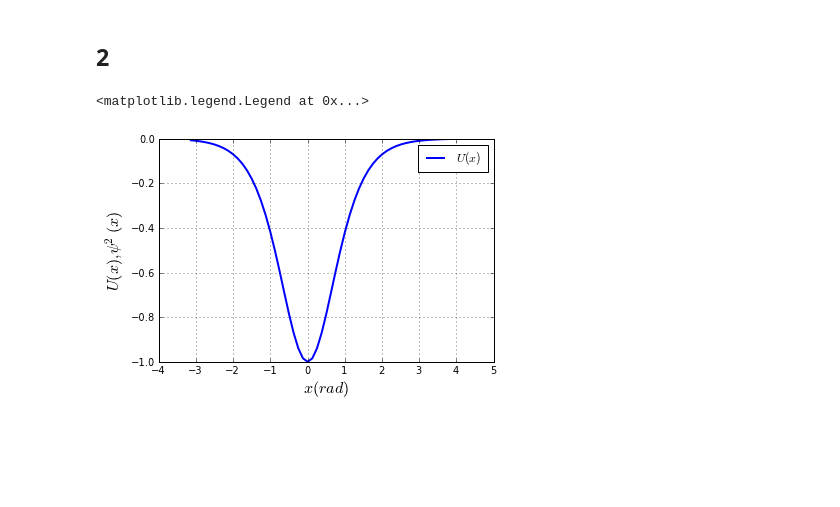
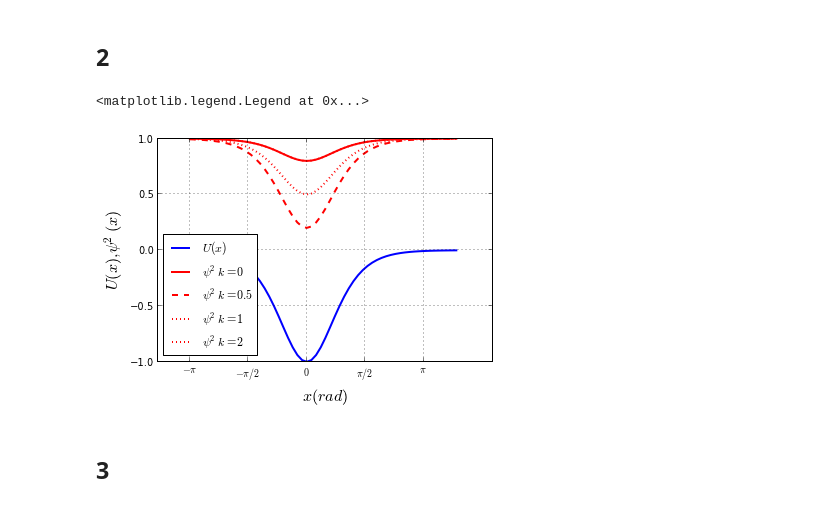
Before and after one commit to gjing/PHYS202-S13, a Jupyter notebook: Week3/GraphicsEx2.ipynb, the cells around one changed output. Cells and saved outputs as stored; diff of their text form; code cells hidden in the pictures; blank space fills up the shorter version.

```diff
--- a/Week3/GraphicsEx2.ipynb
+++ b/Week3/GraphicsEx2.ipynb
@@ -44,12 +44,38 @@ import numpy as py
 import math
 t = arange(-pi, pi+1, pi/25)
 s = -1/(np.cosh(t))**(2)
-# %%
-plot(t,s, linewidth=2, label="$U(x)$")
-xlabel("$x(rad)$",fontsize=16)
-ylabel("$U(x),\psi^2(x)$",fontsize=16)
-grid(True)
-legend()
-# %% [output]
-<matplotlib.legend.Legend at 0x...>
-[figure, removed]
+# %%
+i = 1j
+k=0
+psi = ((k*i- tanh(t))/(i*k + 1))
+psi_st = psi.conjugate()*psi
+# %%
+plot(t,s, linewidth=2, label="$U(x)$")
+plot (t,psi_st , linewidth=2, color = 'red', label='$\psi^2 k=0$')
+k = 0.5
+psi = ((k*i - tanh(t))/(i*k + 1))
+psi_st = psi.conjugate()*psi
+plot (t,psi_st, linewidth=2, color = 'red', linestyle='--', label='$\psi^2 k=0.5$')
+k = 1
+psi = ((k*i - tanh(t))/(i*k + 1))
+psi_st = psi.conjugate()*psi
+plot (t,psi_st, linewidth=2, color = 'red', linestyle=':', label='$\psi^2 k=1$')
+k=2
+psi = ((k*i - tanh(t))/(i*k + 1))
+psi_st = psi.conjugate()*psi
+plot (t,psi_st, linewidth=2, color = 'red', linestyle=':', label='$\psi^2 k=2$')
+xticks(np.arange(-pi, pi + 1, pi/2),('$-\pi$','$-\pi/2$','$0$', '$\pi/2$', '$\pi$'))
+ylabel('$U(x),\psi^2(x)$', fontsize = 16)
+xlabel('$x(rad)$', fontsize = 16)
+grid(True)
+legend(loc="lower left",prop={'size':8})
+xlabel("$x(rad)$",fontsize=16)
+ylabel("$U(x),\psi^2(x)$",fontsize=16)
+grid(True)
+legend(loc=3)
+# %% [output]
+<matplotlib.legend.Legend at 0x...>
+[figure, added]
+# %% [markdown]
+3
+-
```
Also changed, not shown: parts of 5 cells of this notebook, 3 other files.
